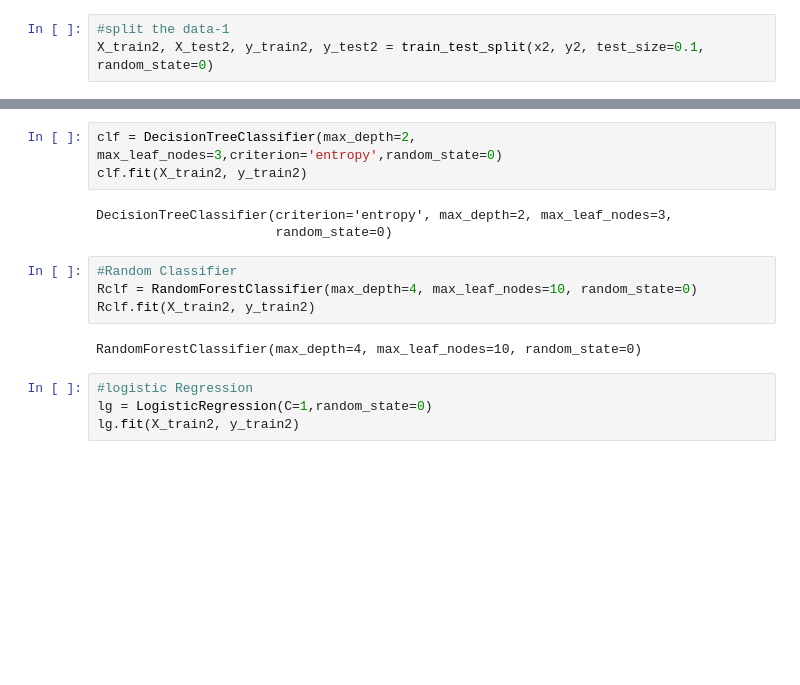
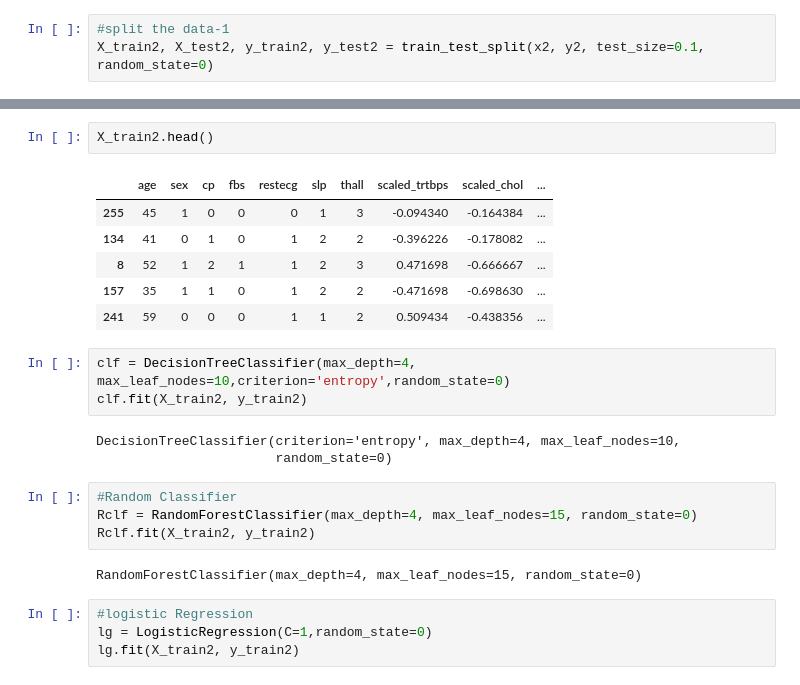
Before and after one commit to MorningStarTM/heart-failure-prediction, a Jupyter notebook: model_creation-2.ipynb, the cells around one changed output, grey strips where cells are left out. Drawn from its saved outputs; the diff is of its cells as text; blank space fills up the shorter version.

```diff
--- a/model_creation-2.ipynb
+++ b/model_creation-2.ipynb
@@ -44,15 +48,24 @@ X-test-2 : (31, 9)  :  Y_test-2 : (31,)
+# %%
+X_train2.head()
+# %% [output]
+|  | age | sex | cp | fbs | restecg | slp | thall | scaled_trtbps | scaled_chol | ... |
+| 255 | 45 | 1 | 0 | 0 | 0 | 1 | 3 | -0.094340 | -0.164384 | ... |
+| 134 | 41 | 0 | 1 | 0 | 1 | 2 | 2 | -0.396226 | -0.178082 | ... |
+| 8 | 52 | 1 | 2 | 1 | 1 | 2 | 3 | 0.471698 | -0.666667 | ... |
+| 157 | 35 | 1 | 1 | 0 | 1 | 2 | 2 | -0.471698 | -0.698630 | ... |
+| 241 | 59 | 0 | 0 | 0 | 1 | 1 | 2 | 0.509434 | -0.438356 | ... |
 # %%
-clf = DecisionTreeClassifier(max_depth=2, max_leaf_nodes=3,criterion='entropy',random_state=0)
+clf = DecisionTreeClassifier(max_depth=4, max_leaf_nodes=10,criterion='entropy',random_state=0)
 clf.fit(X_train2, y_train2)
 # %% [output]
-DecisionTreeClassifier(criterion='entropy', max_depth=2, max_leaf_nodes=3,
+DecisionTreeClassifier(criterion='entropy', max_depth=4, max_leaf_nodes=10,
                        random_state=0)
 # %%
 #Random Classifier
-Rclf = RandomForestClassifier(max_depth=4, max_leaf_nodes=10, random_state=0)
+Rclf = RandomForestClassifier(max_depth=4, max_leaf_nodes=15, random_state=0)
 Rclf.fit(X_train2, y_train2)
 # %% [output]
-RandomForestClassifier(max_depth=4, max_leaf_nodes=10, random_state=0)
+RandomForestClassifier(max_depth=4, max_leaf_nodes=15, random_state=0)
 # %%
 #logistic Regression
 lg = LogisticRegression(C=1,random_state=0)
```
Also changed, not shown: parts of 7 cells of this notebook.
